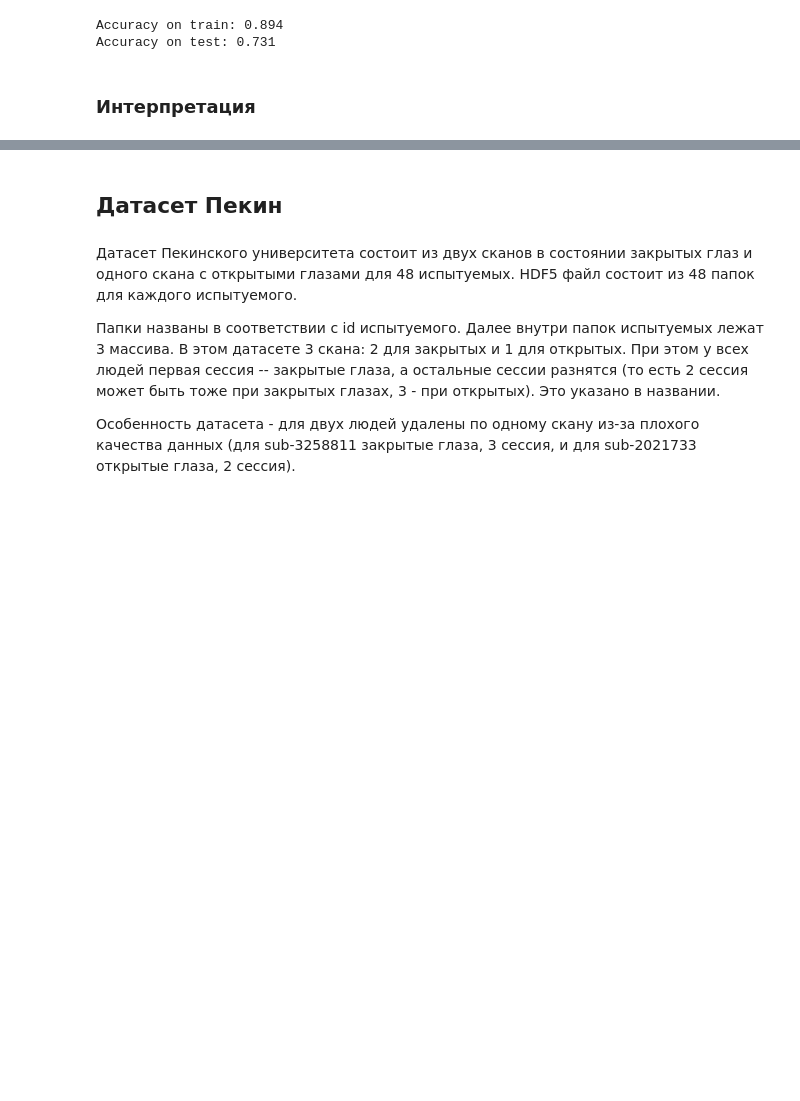
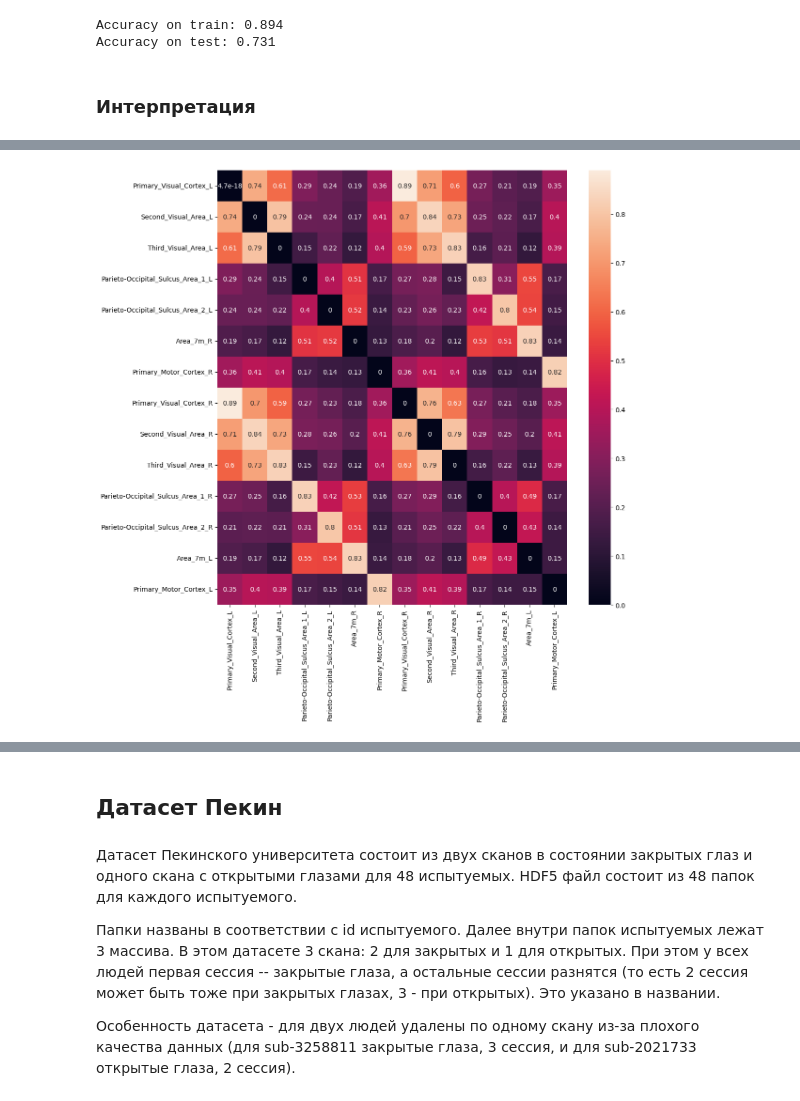
Before and after one commit to iknyazeva/OpenCloseBaseline, a Jupyter notebook: notebooks/BaselineModel.ipynb, the cells around one changed output, grey strips where cells are left out. Saved outputs shown, nothing was run; the diff lists cells and outputs as text; code cells hidden in the pictures; blank space fills up the shorter version.

```diff
--- a/notebooks/BaselineModel.ipynb
+++ b/notebooks/BaselineModel.ipynb
@@ -157,0 +190,10 @@ Accuracy on test: 0.731
+# %%
+# выбрали порог
+important_rois_ihb = df_ihb.values > 0.79
+
+# так как матрица симметричная, можно убрать парные значения
+rows_ihb, cols_ihb = np.nonzero(np.tril(important_rois_ihb))
+
+# связи между этими регионами считаем важными для модели
+edge_names = list(zip(hcp_table.iloc[rows_ihb].Label, hcp_table.iloc[cols_ihb].Label))
+edge_names
@@ -157,0 +210,12 @@ Accuracy on test: 0.731
+# %%
+# для создания новой симметричной матрицы с только важными регионами
+# объединим списки с индексами
+important_idx_ihb = list(set(rows_ihb).union(set(cols_ihb)))
+# %%
+plt.figure(figsize=(12, 12))
+sns.heatmap(df_ihb.values[important_idx_ihb, :][:, important_idx_ihb],
+            xticklabels=hcp_table.iloc[important_idx_ihb].Label,
+            yticklabels=hcp_table.iloc[important_idx_ihb].Label,
+            annot=True);
+# %% [output]
+[figure, added]
```
Also changed, not shown: parts of 22 cells of this notebook, 1 other file.
